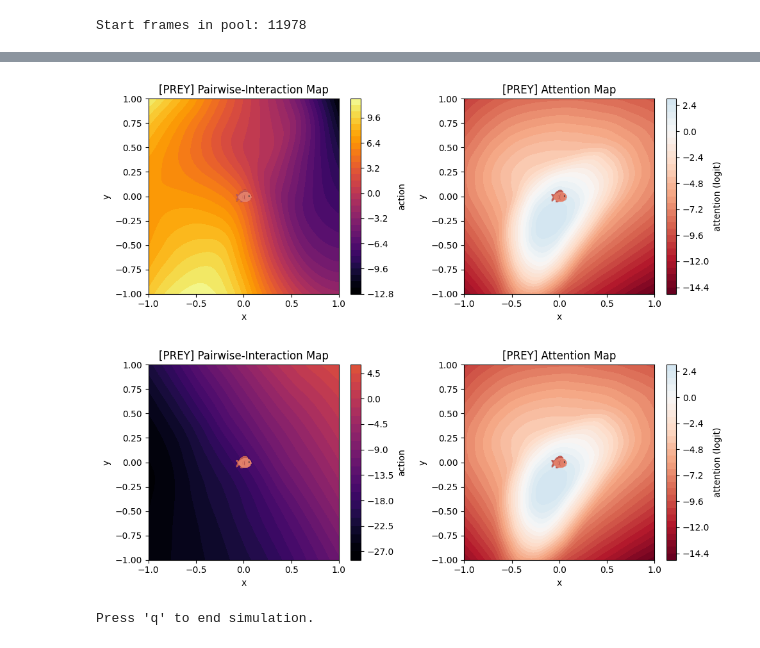
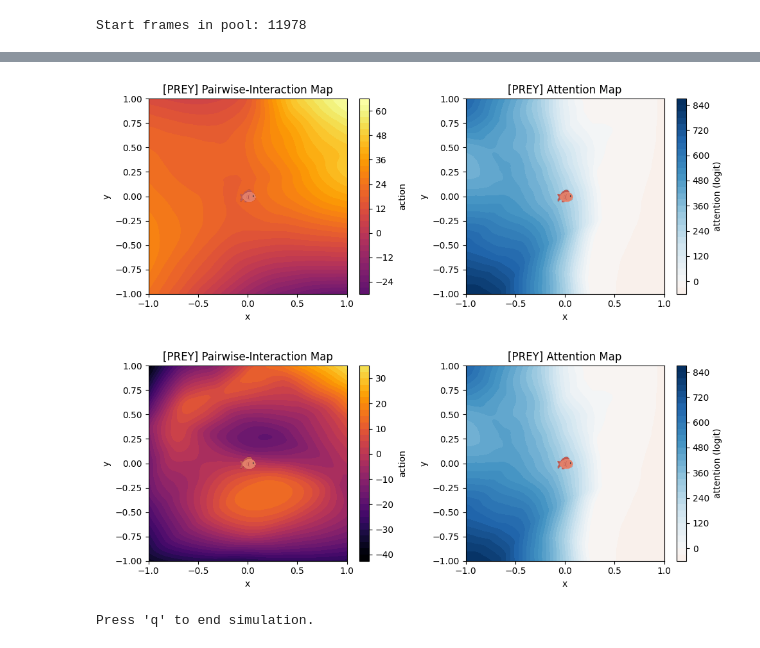
Before and after one commit to wirthy21/Master-Thesis, a Jupyter notebook: notebooks/2.2 BC training.ipynb, the cells around one changed output, grey strips where cells are left out. Saved outputs shown, nothing was run; the diff lists cells and outputs as text; code cells hidden in the pictures.

Commit message:
Prey Pred Network and Training

```diff
--- a/notebooks/2.2 BC training.ipynb
+++ b/notebooks/2.2 BC training.ipynb
@@ -38,7 +38,7 @@ device = torch.device("cuda" if torch.cuda.is_available() else "cpu")
 pred_policy = PredatorPolicy().to(device)
 pred_policy.set_parameters(init=True)
 
-prey_policy = PreyPolicy(gain=0.0).to(device)
+prey_policy = PreyPolicy().to(device)
 prey_policy.set_parameters(init=True)
 
 expert_buffer = Buffer(pred_max_length=23000, prey_max_length=250000, device="cpu")
@@ -90,6 +66,0 @@ with open(os.path.join(save_dir, "bc_pred_logs.pkl"), "wb") as f:
-# %%
-prey_policy, prey_logs = pretrain_policy_with_validation(prey_policy, pred_policy, expert_buffer, role='prey', val_ratio=0.2, pred_bs=1024, prey_bs=4096, epochs=1000, lr=1e-3, early_stopping=True, patience=100, device=device)
-torch.save(prey_policy, os.path.join(save_dir, "bc_prey_policy.pt"))
-
-with open(os.path.join(save_dir, "bc_prey_logs.pkl"), "wb") as f:
-    pickle.dump(prey_logs, f)
@@ -115,3 +69,10 @@ with open(os.path.join(save_dir, "bc_prey_logs.pkl"), "wb") as f:
+# %%
+prey_policy = pretrain_policy(prey_policy, expert_buffer, role="prey", pred_bs=1024, prey_bs=4096, prey_pred_bs=1024, epochs=1000, lr=1e-3, device=device)
+# %%
+prey_pred_policy = PredInteractionPolicy().to(device)
+prey_pred_policy.set_parameters(init=True)
+
+prey_pred_policy = pretrain_policy(prey_pred_policy, expert_buffer, role="prey_pred", pred_bs=1024, prey_bs=4096, prey_pred_bs=4096, epochs=1000, lr=1e-3, device=device)
 # %%
 xs, ys, pred_action_map, pred_attn_map = compute_pin_an_maps(pin=pred_policy.pairwise, an=pred_policy.attention)
 
@@ -125,11 +86,11 @@ xs, ys, prey_action_map, prey_attn_map = compute_pin_an_maps(pin=prey_policy.pre
 prey_img_path = rf"..\data\3. Evaluation\images\prey.png"
 plot_policy_maps(xs, ys, prey_action_map, prey_attn_map, role="prey", img_path=prey_img_path)
 # %% [output]
-[figure, old version]
+[figure, new version]
 # %%
-xs, ys, prey_action_map, prey_attn_map = compute_pin_an_maps(pin=prey_policy.pred_pairwise, an=prey_policy.prey_attention)
+xs, ys, prey_action_map, prey_attn_map = compute_pin_an_maps(pin=prey_pred_policy.pred_pairwise, an=prey_policy.prey_attention)
 
 prey_img_path = rf"..\data\3. Evaluation\images\prey.png"
 plot_policy_maps(xs, ys, prey_action_map, prey_attn_map, role="prey", img_path=prey_img_path)
 # %% [output]
-[figure, old version]
+[figure, new version]
```
Also changed, not shown: parts of 9 cells of this notebook, 8 other files.
